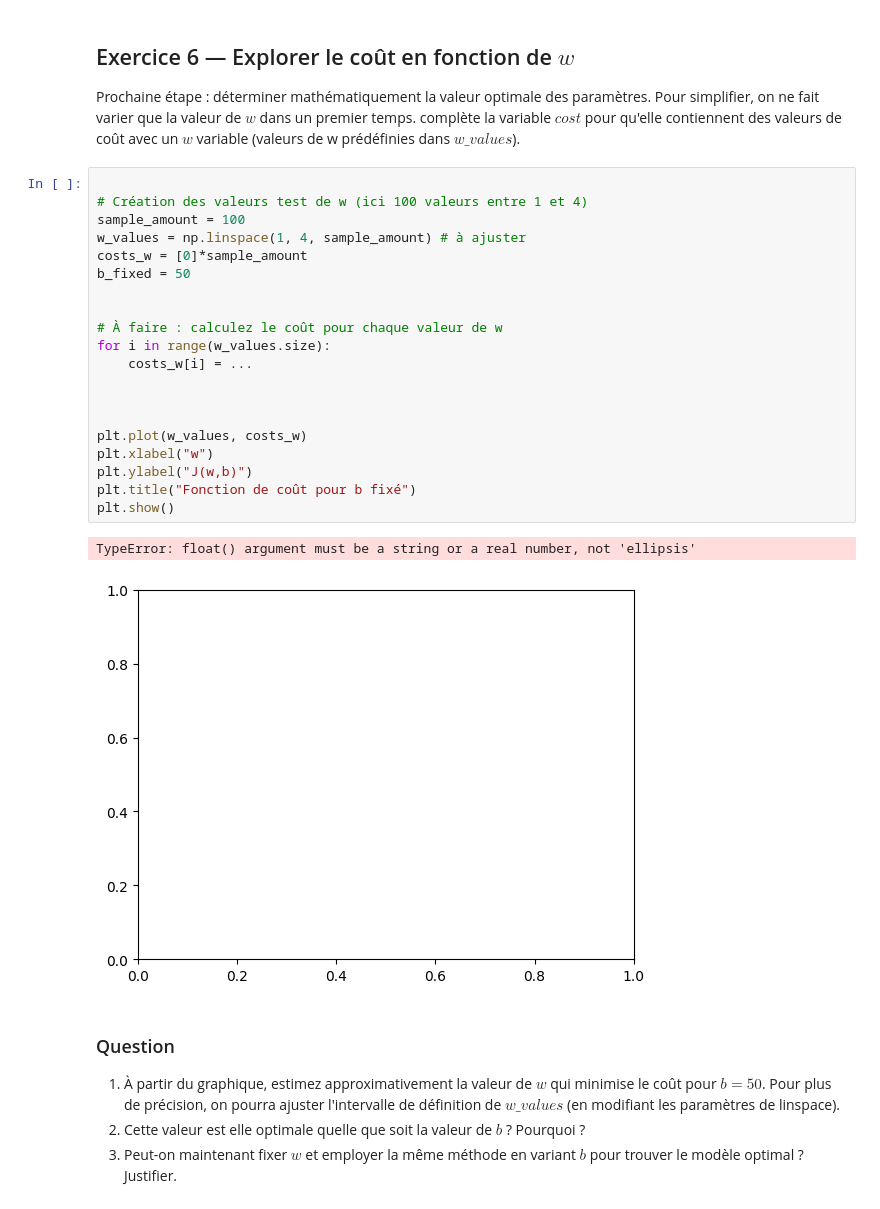
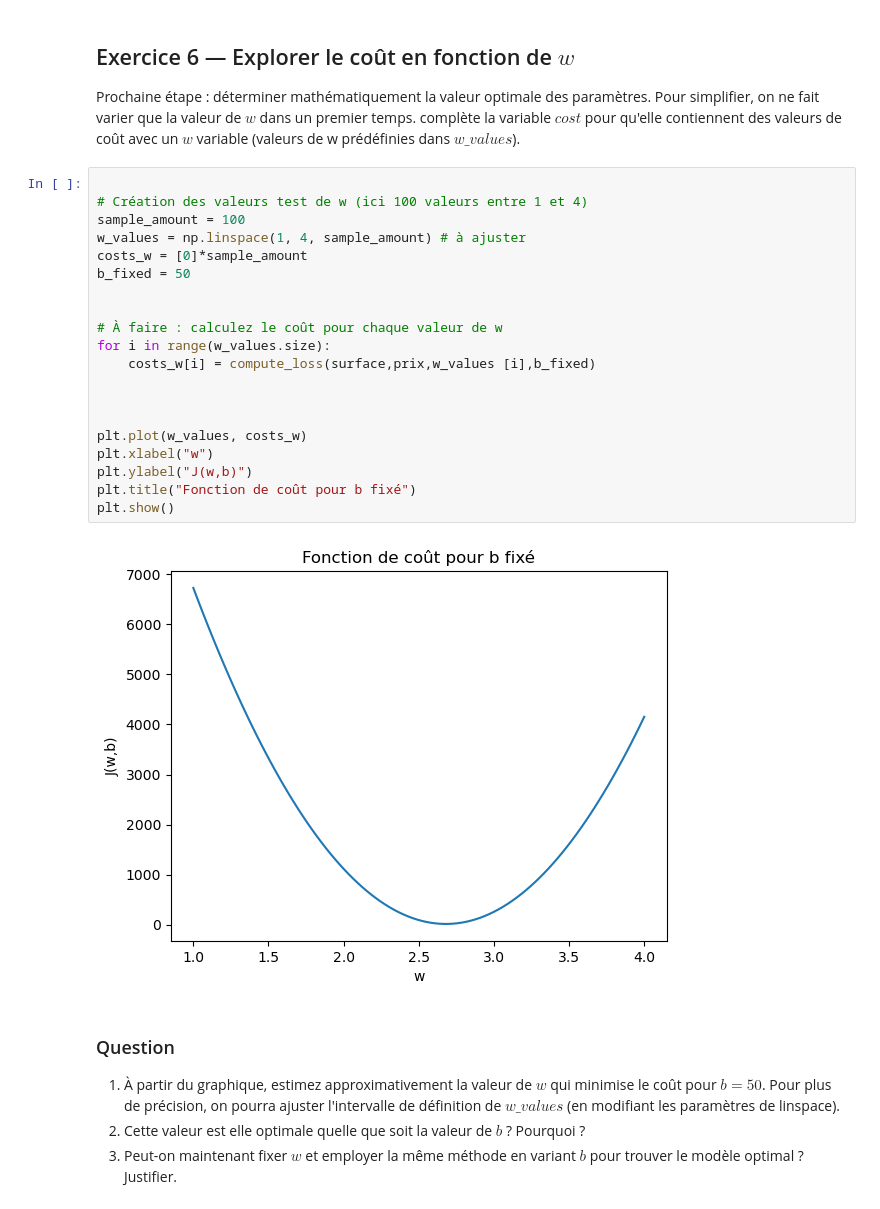
Before and after one commit to Ness2706/Projet-Info-1, a Jupyter notebook: TD1_intro_machine_learning.ipynb, the cells around one changed output. Saved outputs shown, nothing was run; the diff lists cells and outputs as text.

```diff
--- a/TD1_intro_machine_learning.ipynb
+++ b/TD1_intro_machine_learning.ipynb
@@ -226,26 +224,25 @@ complète la variable $cost$ pour qu'elle contiennent des valeurs de coût avec
 # %%
 
 # Création des valeurs test de w (ici 100 valeurs entre 1 et 4)
 sample_amount = 100
 w_values = np.linspace(1, 4, sample_amount) # à ajuster
 costs_w = [0]*sample_amount
 b_fixed = 50
 
 
 # À faire : calculez le coût pour chaque valeur de w
 for i in range(w_values.size):
-    costs_w[i] = ...
+    costs_w[i] = compute_loss(surface,prix,w_values [i],b_fixed)
 
 
 
 plt.plot(w_values, costs_w)
 plt.xlabel("w")
 plt.ylabel("J(w,b)")
 plt.title("Fonction de coût pour b fixé")
 plt.show()
 # %% [output]
-TypeError: float() argument must be a string or a real number, not 'ellipsis'
-[figure, old version]
+[figure, new version]
 # %% [markdown]
 ### Question
 1. À partir du graphique, estimez approximativement la valeur de $w$ qui minimise le coût pour $b=50$.
```
Also changed, not shown: parts of 2 cells of this notebook.
